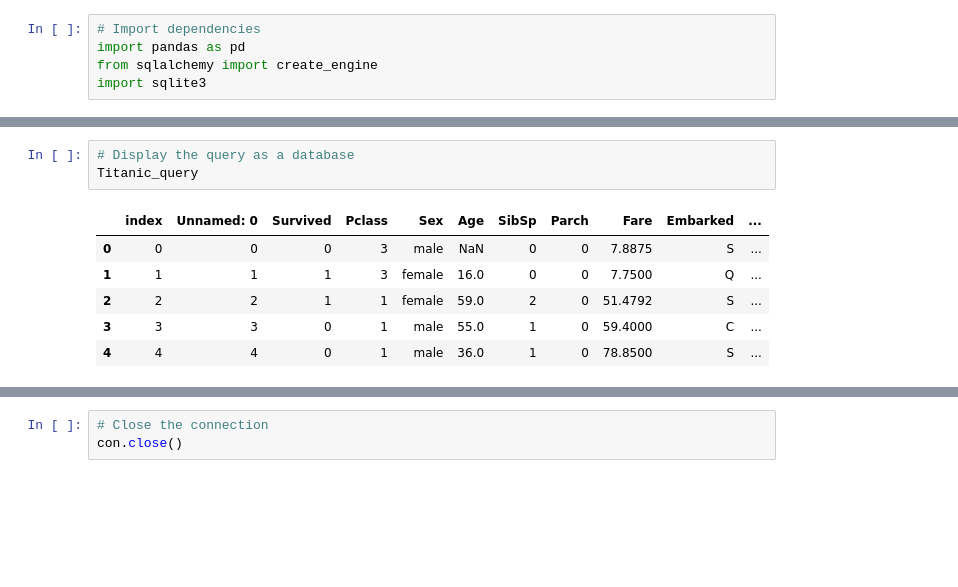
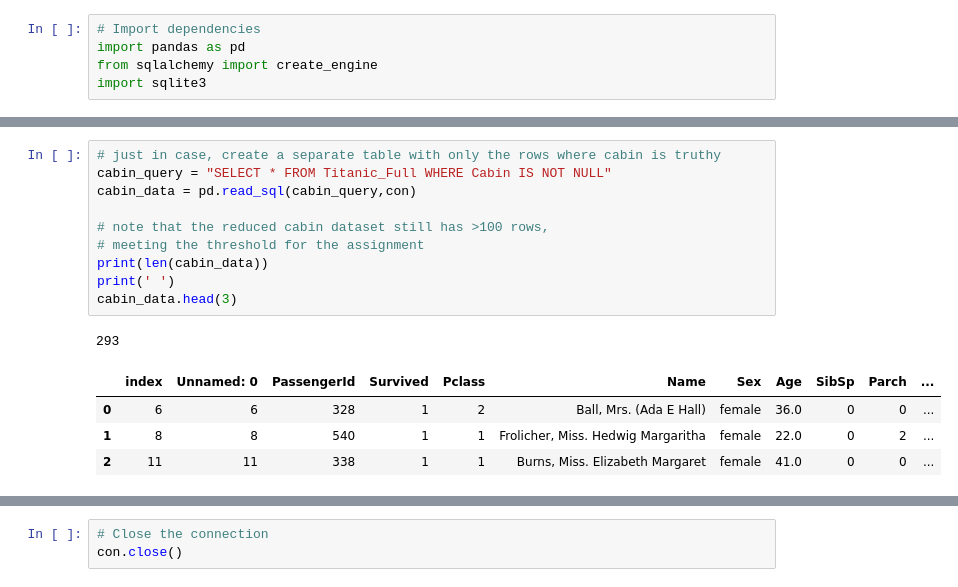
Before and after one commit to kcelik369/Project4_Team6, a Jupyter notebook: SQLCode.ipynb, the cells around one changed output, grey strips where cells are left out. Saved outputs shown, nothing was run; the diff lists cells and outputs as text; blank space fills up the shorter version.

```diff
--- a/SQLCode.ipynb
+++ b/SQLCode.ipynb
@@ -18,10 +28,16 @@ Titanic_query = pd.read_sql(query,con)
-# %%
-# Display the query as a database
-Titanic_query
-# %% [output]
-|  | index | Unnamed: 0 | Survived | Pclass | Sex | Age | SibSp | Parch | Fare | Embarked | ... |
-| 0 | 0 | 0 | 0 | 3 | male | NaN | 0 | 0 | 7.8875 | S | ... |
-| 1 | 1 | 1 | 1 | 3 | female | 16.0 | 0 | 0 | 7.7500 | Q | ... |
-| 2 | 2 | 2 | 1 | 1 | female | 59.0 | 2 | 0 | 51.4792 | S | ... |
-| 3 | 3 | 3 | 0 | 1 | male | 55.0 | 1 | 0 | 59.4000 | C | ... |
-| 4 | 4 | 4 | 0 | 1 | male | 36.0 | 1 | 0 | 78.8500 | S | ... |
+# %%
+# just in case, create a separate table with only the rows where cabin is truthy
+cabin_query = "SELECT * FROM Titanic_Full WHERE Cabin IS NOT NULL"
+cabin_data = pd.read_sql(cabin_query,con)
+
+# note that the reduced cabin dataset still has >100 rows,
+# meeting the threshold for the assignment
+print(len(cabin_data))
+print(' ')
+cabin_data.head(3)
+# %% [output]
+293
+|  | index | Unnamed: 0 | PassengerId | Survived | Pclass | Name | Sex | Age | SibSp | Parch | ... |
+| 0 | 6 | 6 | 328 | 1 | 2 | Ball, Mrs. (Ada E Hall) | female | 36.0 | 0 | 0 | ... |
+| 1 | 8 | 8 | 540 | 1 | 1 | Frolicher, Miss. Hedwig Margaritha | female | 22.0 | 0 | 2 | ... |
+| 2 | 11 | 11 | 338 | 1 | 1 | Burns, Miss. Elizabeth Margaret | female | 41.0 | 0 | 0 | ... |
```
Also changed, not shown: parts of 7 cells of this notebook, 7 other files.
